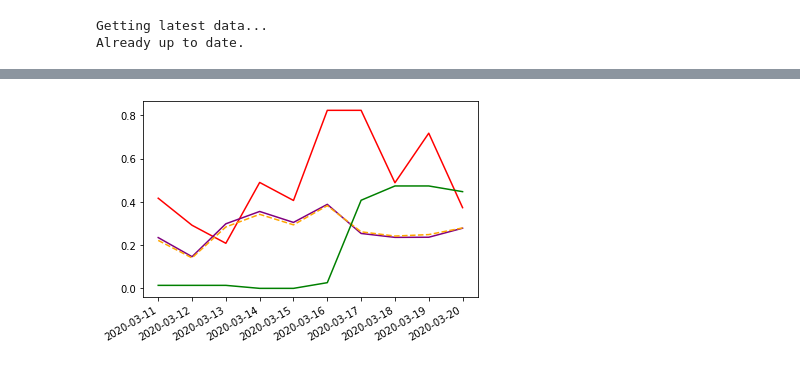
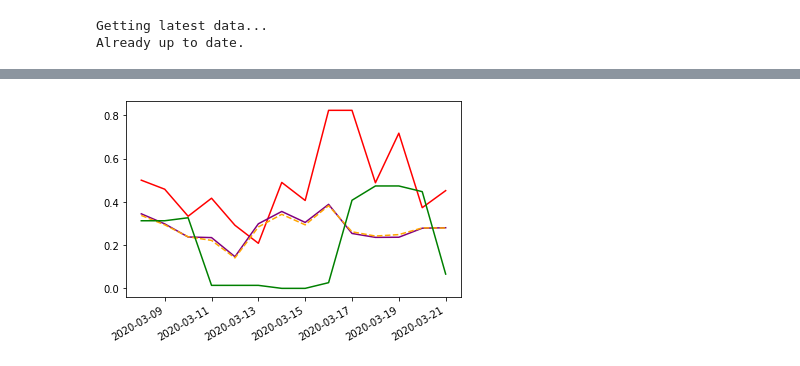
Before and after one commit to Addidy/coronavirus-analysis, a Jupyter notebook: src/UK.ipynb, the cells around one changed output, grey strips where cells are left out. Cells and saved outputs as stored; diff of their text form; code cells hidden in the pictures.

```diff
--- a/src/UK.ipynb
+++ b/src/UK.ipynb
@@ -45,4 +43,4 @@ uk.graph_changes_pct(since_x_days_ago=10)
 # %%
-uk.graph_changes_pct_avg(since_x_days_ago=10)
+uk.graph_changes_pct_avg(since_x_days_ago=14)
 # %% [output]
-[figure, old version]
+[figure, new version]
```
Also changed, not shown: parts of 6 cells of this notebook, 5 other files.
